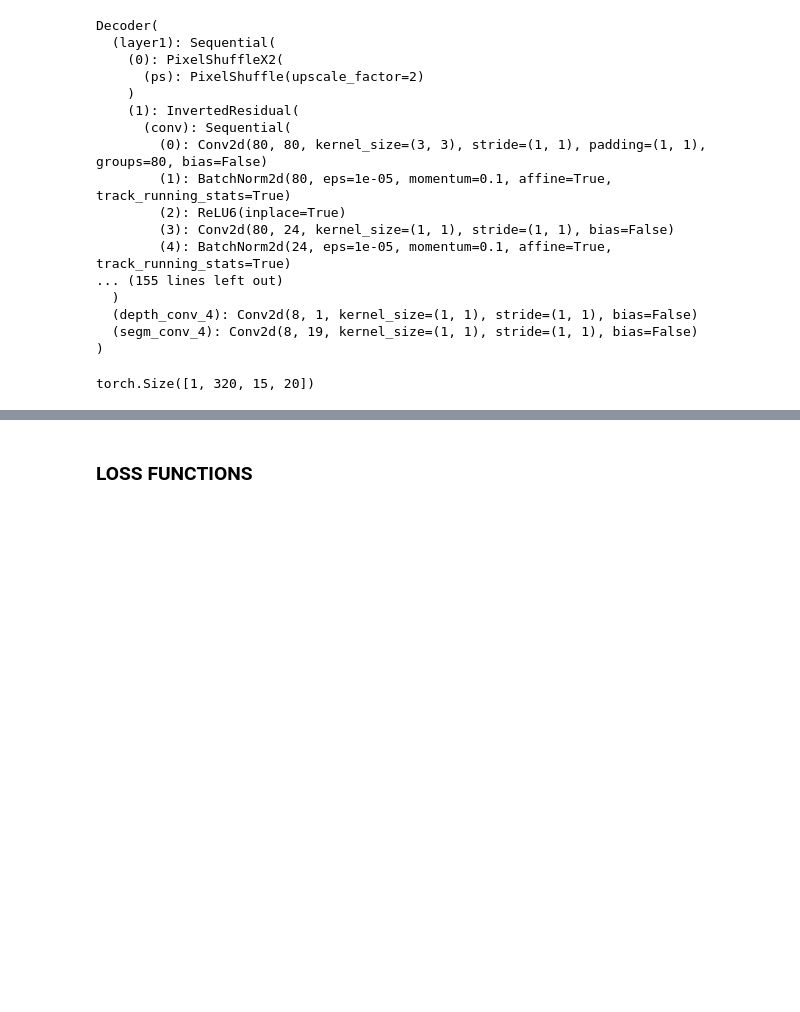
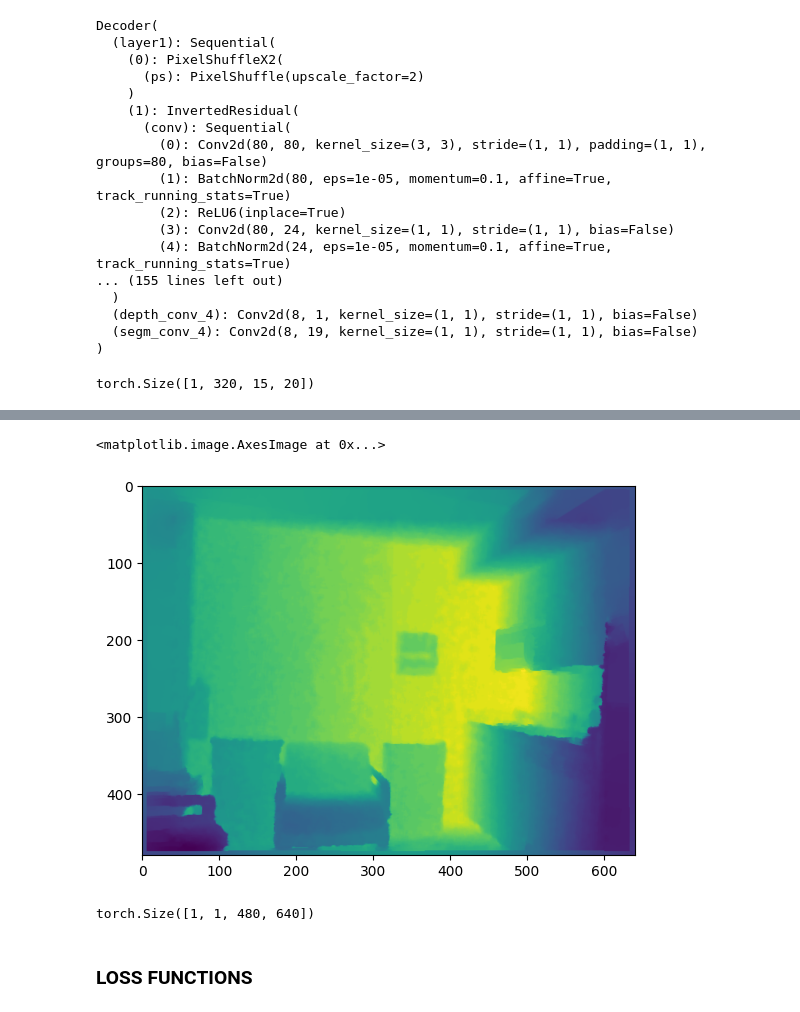
Before and after one commit to Utsab-2010/Depth-Estimation-Task, a Jupyter notebook: mobilenetv2.pytorch/test.ipynb, the cells around one changed output, grey strips where cells are left out. Drawn from its saved outputs; the diff is of its cells as text; code cells hidden in the pictures; blank space fills up the shorter version.

```diff
--- a/mobilenetv2.pytorch/test.ipynb
+++ b/mobilenetv2.pytorch/test.ipynb
@@ -366,2 +374,15 @@ array([[177, 148, 178, ..., 198, 225, 255],
+# %%
+depth_path = '../nyu_data/data/nyu2_test/00000_depth.png'
+gt_depth = Image.open(depth_path)
+depth_tensor = transform(gt_depth).unsqueeze(0)  # add batch dimension
+depth_tensor = depth_tensor.to(device)
+plt.imshow(gt_depth)
+# %% [output]
+<matplotlib.image.AxesImage at 0x...>
+[figure, added]
+# %%
+depth_tensor.shape
+# %% [output]
+torch.Size([1, 1, 480, 640])
 # %% [markdown]
 ### LOSS FUNCTIONS
```
Also changed, not shown: parts of 12 cells of this notebook, 1 other file.
